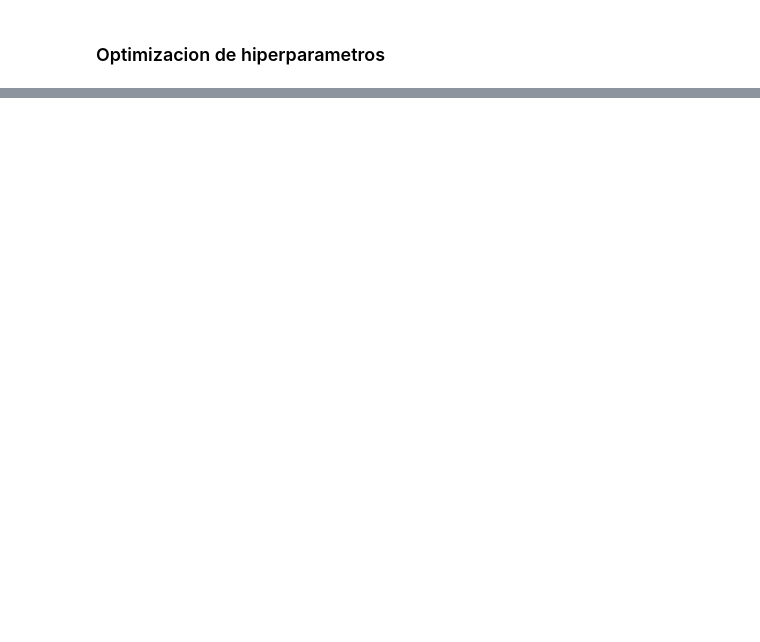
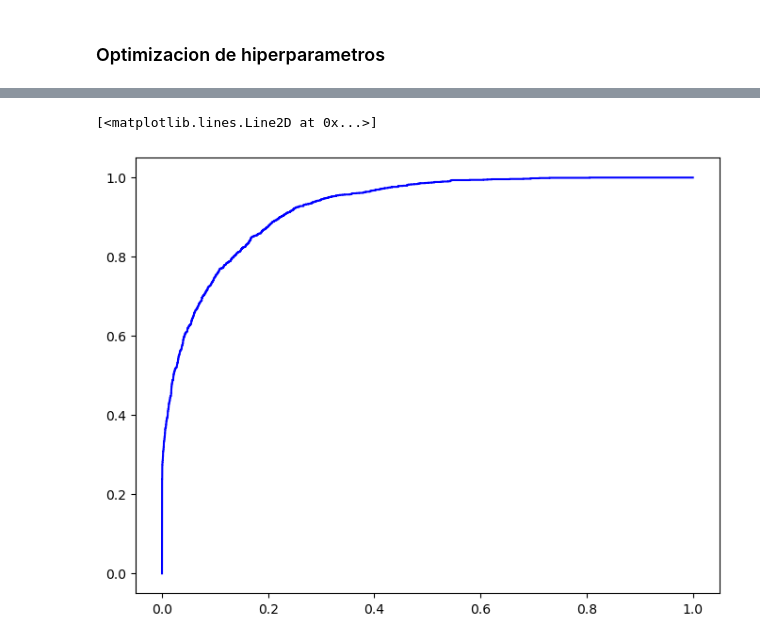
Before and after one commit to viccas123/income, a Jupyter notebook: src/LightGBM.ipynb, the cells around one changed output, grey strips where cells are left out. Cells and saved outputs as stored; diff of their text form; code cells hidden in the pictures; blank space fills up the shorter version.

```diff
--- a/src/LightGBM.ipynb
+++ b/src/LightGBM.ipynb
@@ -228,0 +311,28 @@ weighted avg       0.85      0.72      0.74      7100
+# %%
+#vamos a hacer una busqueda de hiperparametros con GridSearchCV
+# Definimos el modelo
+
+param_grid = {
+    'num_leaves': [20, 25],
+    'max_depth': [7, 8],
+    'learning_rate': [0.03],
+    'n_estimators': [700, 1000],
+    'subsample': [0.7],
+    'colsample_bytree': [0.8],
+    'min_child_samples': [30, 50]
+}
+
+base_model = LGBMClassifier(random_state=42, scale_pos_weight=3.16)
+grid_search = GridSearchCV(estimator=base_model, param_grid=param_grid, scoring='f1', cv=3, verbose=2, n_jobs=-1)
+grid_search.fit(X_res, y_res)
+print("Mejores hiperparámetros: ", grid_search.best_params_)
+print("Mejor score: ", grid_search.best_score_)
+# Mejor modelo encontrado
+best_model = grid_search.best_estimator_
+# Evaluación sobre el conjunto de validación
+print("Mejor score (en validación): ", best_model.score(X_val, y_val))
+# Predicción sobre el conjunto de validación
+y_val_pred5 = best_model.predict(X_val)
+# Métricas de evaluación
+print("F1 en validación:", f1_score(y_val, y_val_pred5))
+print("Classification Report:\n", classification_report(y_val, y_val_pred5))
@@ -228,0 +386,19 @@ weighted avg       0.85      0.72      0.74      7100
+# %%
+#Curva ROC
+import matplotlib.pyplot as plt
+from sklearn.metrics import roc_curve, auc
+from sklearn.metrics import RocCurveDisplay
+from sklearn.metrics import roc_auc_score
+import numpy as np
+
+# Predecir las probabilidades de la clase positiva
+y_test_proba = best_model.predict_proba(X_test)[:, 1]
+# Calcular la curva ROC
+fpr, tpr, thresholds = roc_curve(y_test, y_test_proba)
+roc_auc = auc(fpr, tpr)
+# Graficar la curva ROC
+plt.figure(figsize=(8, 6))
+plt.plot(fpr, tpr, color='blue', label='Curva ROC (AUC = {:.2f})'.format(roc_auc))
+# %% [output]
+[<matplotlib.lines.Line2D at 0x...>]
+[figure, added]
```
Also changed, not shown: parts of 15 cells of this notebook, 2 other files.
